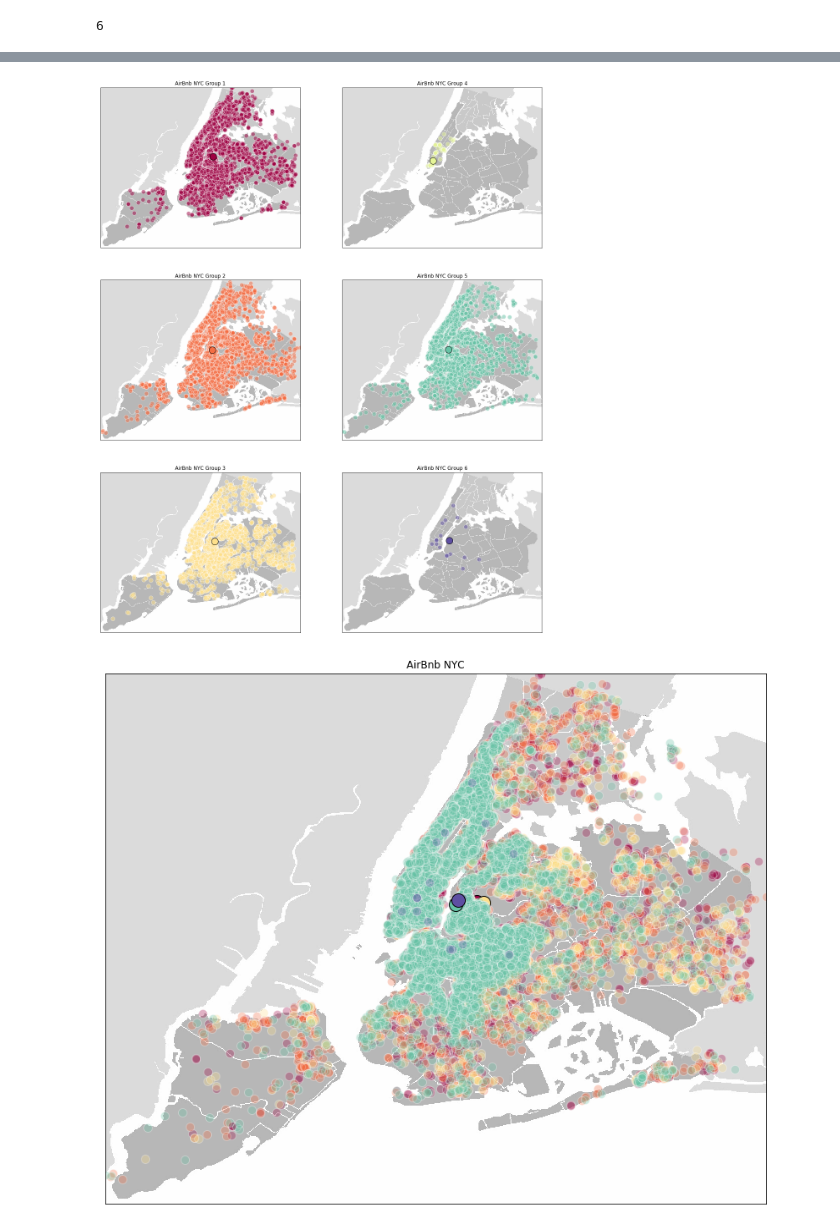
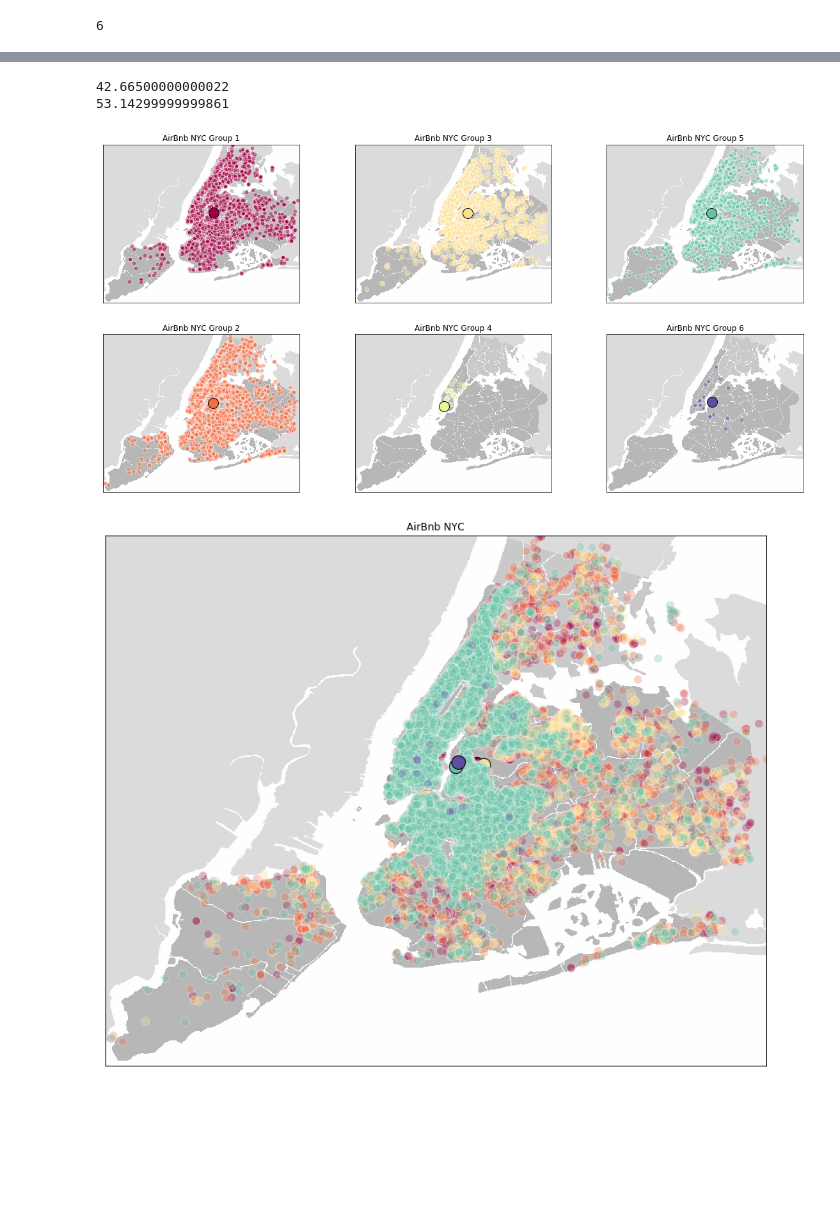
Before and after one commit to cs582/Airbnb-NYC_Customer-Segmentation, a Jupyter notebook: AIRBNB NYC clustering.ipynb, the cells around one changed output, grey strips where cells are left out. Cells and saved outputs as stored; diff of their text form; code cells hidden in the pictures; blank space fills up the shorter version.

Commit message:
Airbnb customer segmentation

```diff
--- a/AIRBNB NYC clustering.ipynb
+++ b/AIRBNB NYC clustering.ipynb
@@ -71,7 +71,7 @@ Airbnb does not distinguish between indivuduals renting appartments and individu
 
 ### Data overview
 # %%
-df = pd.read_csv("C:\\Users\\caflo\\Downloads\\new-york-city-airbnb-open-data (1)\\AB_NYC_2019.csv")
+df = pd.read_csv("AB_NYC_2019.csv")
 # %%
 df.head()
 # %% [output]
@@ -371,6 +372,7 @@ bnb.head()
 | 5 | 5099 | Manhattan | 40.74767 | -73.97500 | Entire home/apt | 200 | 3 | ... |
 # %%
 bnb = pd.read_csv("Airbnb_nyc_final.csv")
+bnb = bnb.merge(pd.get_dummies(bnb[["room_type"]]), left_index = True, right_index = True)
 # %% [markdown]
 ## Group Profiles
 
@@ -399,0 +391,19 @@ bnb.groupby('Group').count()
+# %%
+data = bnb.groupby('Group').count()["id"]
+labels = list(bnb.groupby('Group').count()["id"].index)
+
+for i in range(len(labels)):
+    labels[i] = "Group " + str(labels[i])
+    if i + 1 == 4:
+        labels[i] += "\n(Suspicious)"
+
+explode = (0, 0, 0, 0.1, 0, 0)
+
+size = 5
+fig1, ax1 = plt.subplots(figsize = (size, size))
+
+ax1.pie(data, explode=explode, labels=labels, autopct='%1.1f%%',
+        shadow=True, startangle=90)
+ax1.axis('equal')  # Equal aspect ratio ensures that pie is drawn as a circle.
+
+plt.show()
@@ -496,34 +510,40 @@ bnb.latitude.min(), bnb.latitude.max(), bnb.longitude.min(), bnb.longitude.max()
 # %%
 coordinates = [-74.24441999999999, -73.71299, 40.486409999999995, 40.913059999999994]
+print((40.913059999999994 - 40.486409999999995) * 100)
+print((-73.71299 + 74.24441999999999) * 100)
+# %% [output]
+42.66500000000022
+53.14299999999861
 # %%
 import matplotlib.image as mpimg
 
 nyc_img=mpimg.imread('nyc.png', 0)
 
-size = 30
+factor = 2
+size = (10 * factor, 5 * factor)
 
-fig, ax = plt.subplots(3, 2, figsize = (size - 11, size -6))
+fig, ax = plt.subplots(2, 3, figsize = size)
 colors = plt.cm.Spectral(np.linspace(0, 1, len(ccs)))
 
 for k in range(6):
     c = colors[k]
 
     my_members = (labels == k)
     cluster_center = ccs[k]
 
-    div = 3
+    div = 2
     ax[k % div, k // div].imshow(nyc_img, extent=coordinates, alpha=0.5)
     ax[k % div, k // div].plot(loc[my_members, 0], loc[my_members, 1], "w",
-        markerfacecolor = c, marker = ".", linewidth=0, markersize = 20, alpha = 0.5)
+        markerfacecolor = c, marker = ".", linewidth=0,  markeredgecolor = "w" , markersize = 13, alpha = 0.5)
     ax[k % div, k // div].plot(cluster_center[0], cluster_center[1], "o",
         markerfacecolor = c, markeredgecolor = "k", markersize = 16)
 
     ax[k % div, k // div].set_title("AirBnb NYC Group {}".format(k + 1))
     ax[k % div, k // div].set_xticks(())
     ax[k % div, k // div].set_yticks(())
 plt.show()
 # %% [output]
-[figure, old version]
+[figure, new version]
 # %%
 import matplotlib.image as mpimg
 
```
Also changed, not shown: parts of 11 cells of this notebook.
